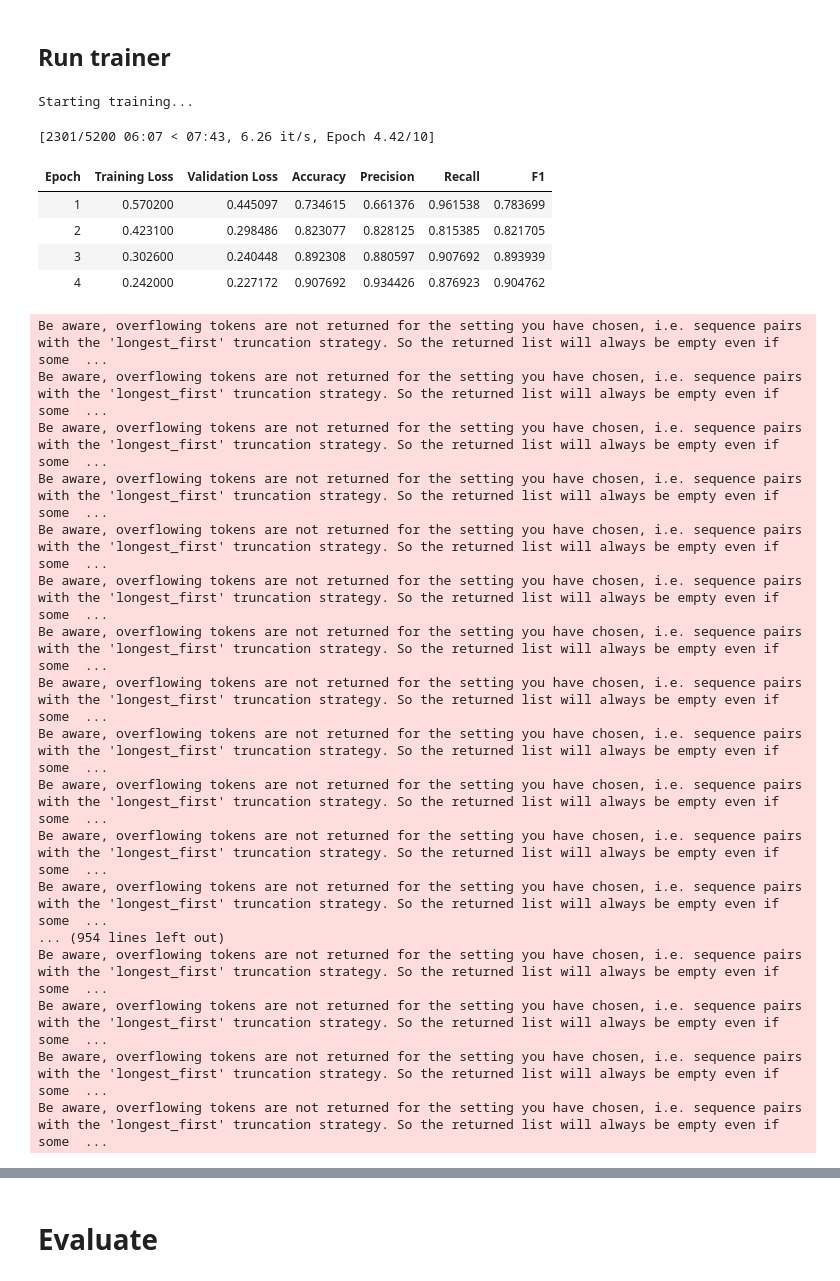
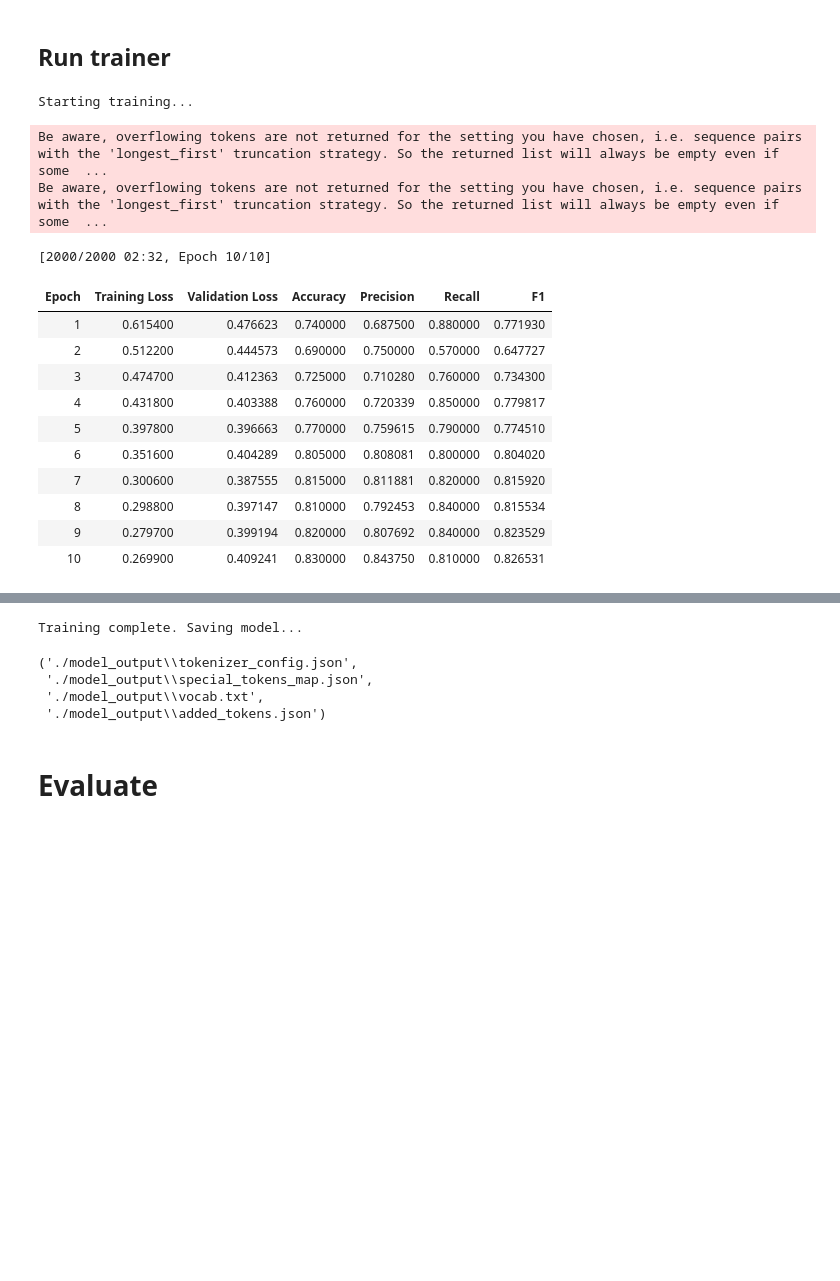
Before and after one commit to phmkhali/bias-detector-en-de, a Jupyter notebook: fine-tuning.ipynb, the cells around one changed output, grey strips where cells are left out. Saved outputs shown, nothing was run; the diff lists cells and outputs as text; code cells hidden in the pictures; blank space fills up the shorter version.

```diff
--- a/fine-tuning.ipynb
+++ b/fine-tuning.ipynb
@@ -204,8 +199,6 @@ def compute_metrics(eval_pred):
 # %% [markdown]
 ## Training Parameters
 # %%
-output_dir="./model_output_megente_lardelli_equal"
-
 # hyperparameters
 lr = 2e-5
 batch_size = 8
@@ -213,7 +206,7 @@ num_epochs = 10
 
 training_args = TrainingArguments(
     seed = seed,
-    output_dir=output_dir,
+    output_dir="./model_output",
     num_train_epochs=num_epochs,
     per_device_train_batch_size=batch_size,
     per_device_eval_batch_size=batch_size,
@@ -235,43 +228,33 @@ trainer = Trainer(
     train_dataset=train_dataset,
     eval_dataset=val_dataset,
     compute_metrics=compute_metrics,
-    callbacks=[EarlyStoppingCallback(early_stopping_patience=3)]
 )
 # %%
 print("Starting training...")
 
 try:
     train_results = trainer.train()
 except Exception as e:
     print("Training failed:", e)
     raise
 
 print("Training complete. Saving model...")
 
-trainer.save_model(output_dir)
-tokenizer.save_pretrained(output_dir)
+trainer.save_model("./model_output")
+tokenizer.save_pretrained("./model_output")
 # %% [output]
 Starting training...
-[2301/5200 06:07 < 07:43, 6.26 it/s, Epoch 4.42/10]
+Be aware, overflowing tokens are not returned for the setting you have chosen, i.e. sequence pairs with the 'longest_first' truncation strategy. So the returned list will always be empty even if some  ...
+Be aware, overflowing tokens are not returned for the setting you have chosen, i.e. sequence pairs with the 'longest_first' truncation strategy. So the returned list will always be empty even if some  ...
+[2000/2000 02:32, Epoch 10/10]
 | Epoch | Training Loss | Validation Loss | Accuracy | Precision | Recall | F1 |
-| 1 | 0.570200 | 0.445097 | 0.734615 | 0.661376 | 0.961538 | 0.783699 |
-| 2 | 0.423100 | 0.298486 | 0.823077 | 0.828125 | 0.815385 | 0.821705 |
-| 3 | 0.302600 | 0.240448 | 0.892308 | 0.880597 | 0.907692 | 0.893939 |
-| 4 | 0.242000 | 0.227172 | 0.907692 | 0.934426 | 0.876923 | 0.904762 |
+| 1 | 0.615400 | 0.476623 | 0.740000 | 0.687500 | 0.880000 | 0.771930 |
+| 2 | 0.512200 | 0.444573 | 0.690000 | 0.750000 | 0.570000 | 0.647727 |
+| 3 | 0.474700 | 0.412363 | 0.725000 | 0.710280 | 0.760000 | 0.734300 |
+| 4 | 0.431800 | 0.403388 | 0.760000 | 0.720339 | 0.850000 | 0.779817 |
+| 5 | 0.397800 | 0.396663 | 0.770000 | 0.759615 | 0.790000 | 0.774510 |
+| 6 | 0.351600 | 0.404289 | 0.805000 | 0.808081 | 0.800000 | 0.804020 |
+| 7 | 0.300600 | 0.387555 | 0.815000 | 0.811881 | 0.820000 | 0.815920 |
+| 8 | 0.298800 | 0.397147 | 0.810000 | 0.792453 | 0.840000 | 0.815534 |
+| 9 | 0.279700 | 0.399194 | 0.820000 | 0.807692 | 0.840000 | 0.823529 |
+| 10 | 0.269900 | 0.409241 | 0.830000 | 0.843750 | 0.810000 | 0.826531 |
-Be aware, overflowing tokens are not returned for the setting you have chosen, i.e. sequence pairs with the 'longest_first' truncation strategy. So the returned list will always be empty even if some  ...
-Be aware, overflowing tokens are not returned for the setting you have chosen, i.e. sequence pairs with the 'longest_first' truncation strategy. So the returned list will always be empty even if some  ...
-Be aware, overflowing tokens are not returned for the setting you have chosen, i.e. sequence pairs with the 'longest_first' truncation strategy. So the returned list will always be empty even if some  ...
-Be aware, overflowing tokens are not returned for the setting you have chosen, i.e. sequence pairs with the 'longest_first' truncation strategy. So the returned list will always be empty even if some  ...
-Be aware, overflowing tokens are not returned for the setting you have chosen, i.e. sequence pairs with the 'longest_first' truncation strategy. So the returned list will always be empty even if some  ...
-Be aware, overflowing tokens are not returned for the setting you have chosen, i.e. sequence pairs with the 'longest_first' truncation strategy. So the returned list will always be empty even if some  ...
-Be aware, overflowing tokens are not returned for the setting you have chosen, i.e. sequence pairs with the 'longest_first' truncation strategy. So the returned list will always be empty even if some  ...
-Be aware, overflowing tokens are not returned for the setting you have chosen, i.e. sequence pairs with the 'longest_first' truncation strategy. So the returned list will always be empty even if some  ...
-Be aware, overflowing tokens are not returned for the setting you have chosen, i.e. sequence pairs with the 'longest_first' truncation strategy. So the returned list will always be empty even if some  ...
-Be aware, overflowing tokens are not returned for the setting you have chosen, i.e. sequence pairs with the 'longest_first' truncation strategy. So the returned list will always be empty even if some  ...
-Be aware, overflowing tokens are not returned for the setting you have chosen, i.e. sequence pairs with the 'longest_first' truncation strategy. So the returned list will always be empty even if some  ...
-Be aware, overflowing tokens are not returned for the setting you have chosen, i.e. sequence pairs with the 'longest_first' truncation strategy. So the returned list will always be empty even if some  ...
-... (954 lines left out)
-Be aware, overflowing tokens are not returned for the setting you have chosen, i.e. sequence pairs with the 'longest_first' truncation strategy. So the returned list will always be empty even if some  ...
-Be aware, overflowing tokens are not returned for the setting you have chosen, i.e. sequence pairs with the 'longest_first' truncation strategy. So the returned list will always be empty even if some  ...
-Be aware, overflowing tokens are not returned for the setting you have chosen, i.e. sequence pairs with the 'longest_first' truncation strategy. So the returned list will always be empty even if some  ...
-Be aware, overflowing tokens are not returned for the setting you have chosen, i.e. sequence pairs with the 'longest_first' truncation strategy. So the returned list will always be empty even if some  ...
@@ -279,3 +278,8 @@ KeyboardInterrupt:
+Training complete. Saving model...
+('./model_output\\tokenizer_config.json',
+ './model_output\\special_tokens_map.json',
+ './model_output\\vocab.txt',
+ './model_output\\added_tokens.json')
 # %% [markdown]
 # Evaluate
 # %%
```
Also changed, not shown: parts of 8 cells of this notebook, 7 other files.
